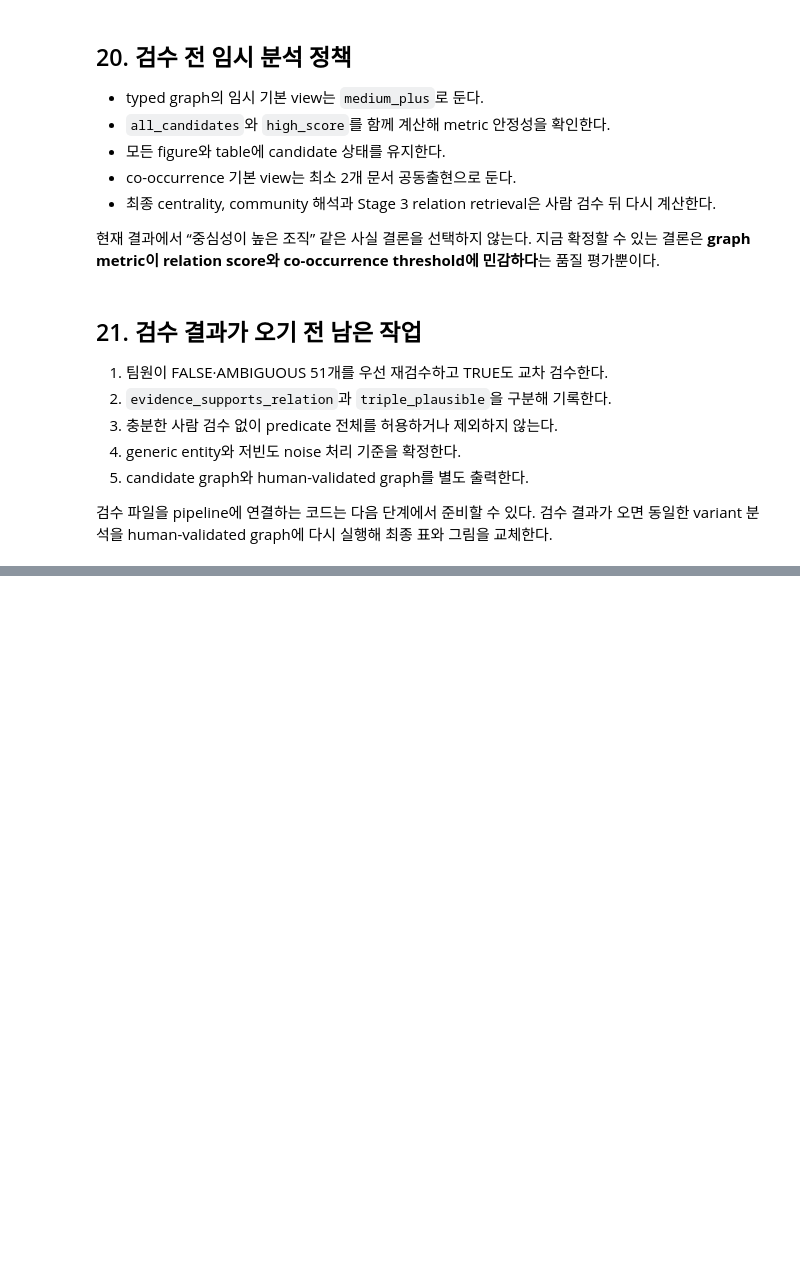
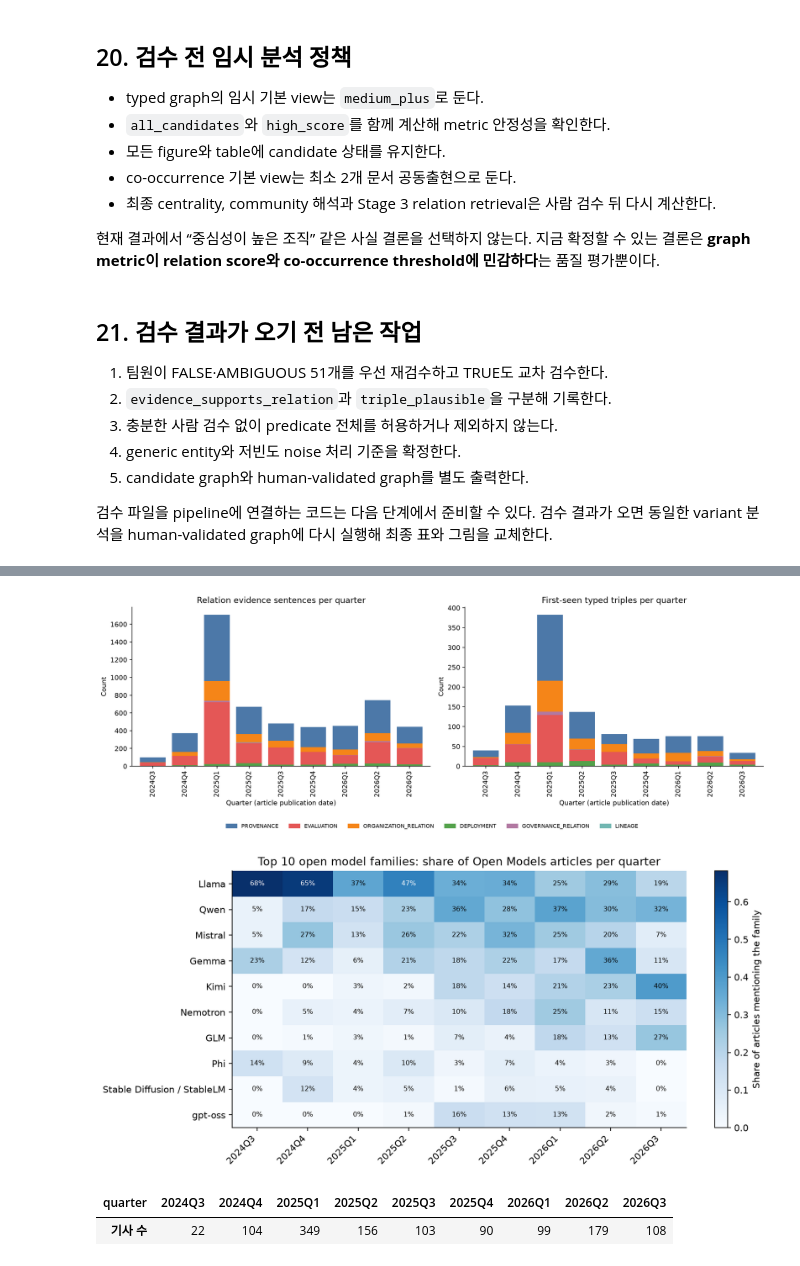
Before and after one commit to jihyeon26/2026-09-CLT-computational_language, a Jupyter notebook: notebooks/stage1_wp3_open_models_contract.ipynb, the cells around one changed output, grey strips where cells are left out. Drawn from its saved outputs; the diff is of its cells as text; code cells hidden in the pictures; blank space fills up the shorter version.

```diff
--- a/notebooks/stage1_wp3_open_models_contract.ipynb
+++ b/notebooks/stage1_wp3_open_models_contract.ipynb
@@ -966,0 +1755,49 @@ variant 분석을 human-validated graph에 다시 실행해 최종 표와 그림
+# %%
+dated = assertions[assertions["extraction_method"] == "glirel"].copy()
+dated["quarter"] = pd.to_datetime(dated["published_at"]).dt.to_period("Q").astype(str)
+dated["predicate_group"] = dated["predicate"].map(PREDICATE_GROUP)
+quarterly_assertions = dated.pivot_table(index="quarter", columns="predicate_group", values="relation_id",
+                                         aggfunc="count", fill_value=0)
+
+new_edges = collapsed[collapsed["first_seen"].notna()].copy()
+new_edges["quarter"] = pd.to_datetime(new_edges["first_seen"]).dt.to_period("Q").astype(str)
+quarterly_new_edges = new_edges.pivot_table(index="quarter", columns="predicate_group", values="predicate",
+                                            aggfunc="count", fill_value=0)
+
+mentions = pd.read_csv(WP2_INPUT_DIR / "entity_mentions.csv", usecols=["doc_id", "quarter"])
+documents_per_quarter = mentions.drop_duplicates("doc_id")["quarter"].value_counts().sort_index()
+families = nodes_kg[nodes_kg["is_open_model_family"]].set_index("entity_id")["canonical_name"]
+family_quarterly = nodes_quarterly.assign(entity_id=nodes_quarterly["entity_id"].map(id_map))
+family_quarterly = (family_quarterly[family_quarterly["entity_id"].isin(families.index)]
+                    .groupby(["entity_id", "quarter"])["n_docs"].sum().unstack(fill_value=0))
+family_share = family_quarterly.div(documents_per_quarter.reindex(family_quarterly.columns), axis=1)
+top_families = family_quarterly.sum(axis=1).nlargest(10).index
+family_share = family_share.loc[top_families].rename(index=families)
+
+fig, axes = plt.subplots(1, 2, figsize=(14, 5))
+for ax, table, title in [(axes[0], quarterly_assertions, "Relation evidence sentences per quarter"),
+                         (axes[1], quarterly_new_edges, "First-seen typed triples per quarter")]:
+    table.plot(ax=ax, kind="bar", stacked=True, width=0.8,
+               color=[GROUP_COLORS.get(c, "#BAB0AC") for c in table.columns], legend=False)
+    ax.set(title=title, xlabel="Quarter (article publication date)", ylabel="Count")
+handles = [Patch(color=GROUP_COLORS[g], label=g) for g in GROUP_COLORS if g in set(quarterly_assertions.columns)]
+fig.legend(handles=handles, loc="lower center", ncol=len(handles), frameon=False, fontsize=8)
+fig.tight_layout(rect=(0, 0.07, 1, 1))
+save_figure(fig, "04_quarterly_relations.png")
+
+fig, ax = plt.subplots(figsize=(11, 5))
+image = ax.imshow(family_share.values, aspect="auto", cmap="Blues")
+ax.set_xticks(range(family_share.shape[1]), family_share.columns, rotation=45, ha="right")
+ax.set_yticks(range(family_share.shape[0]), family_share.index)
+for (i, j), value in np.ndenumerate(family_share.values):
+    ax.text(j, i, f"{value:.0%}", ha="center", va="center", fontsize=7,
+            color="white" if value > family_share.values.max() * 0.6 else "black")
+fig.colorbar(image, ax=ax, label="Share of articles mentioning the family")
+ax.set_title("Top 10 open model families: share of Open Models articles per quarter")
+save_figure(fig, "05_family_quarterly_share.png")
+display(documents_per_quarter.rename("기사 수").to_frame().T)
+# %% [output]
+[figure, added]
+[figure, added]
+| quarter | 2024Q3 | 2024Q4 | 2025Q1 | 2025Q2 | 2025Q3 | 2025Q4 | 2026Q1 | 2026Q2 | 2026Q3 |
+| 기사 수 | 22 | 104 | 349 | 156 | 103 | 90 | 99 | 179 | 108 |
```
Also changed, not shown: parts of 41 cells of this notebook, 17 other files.
